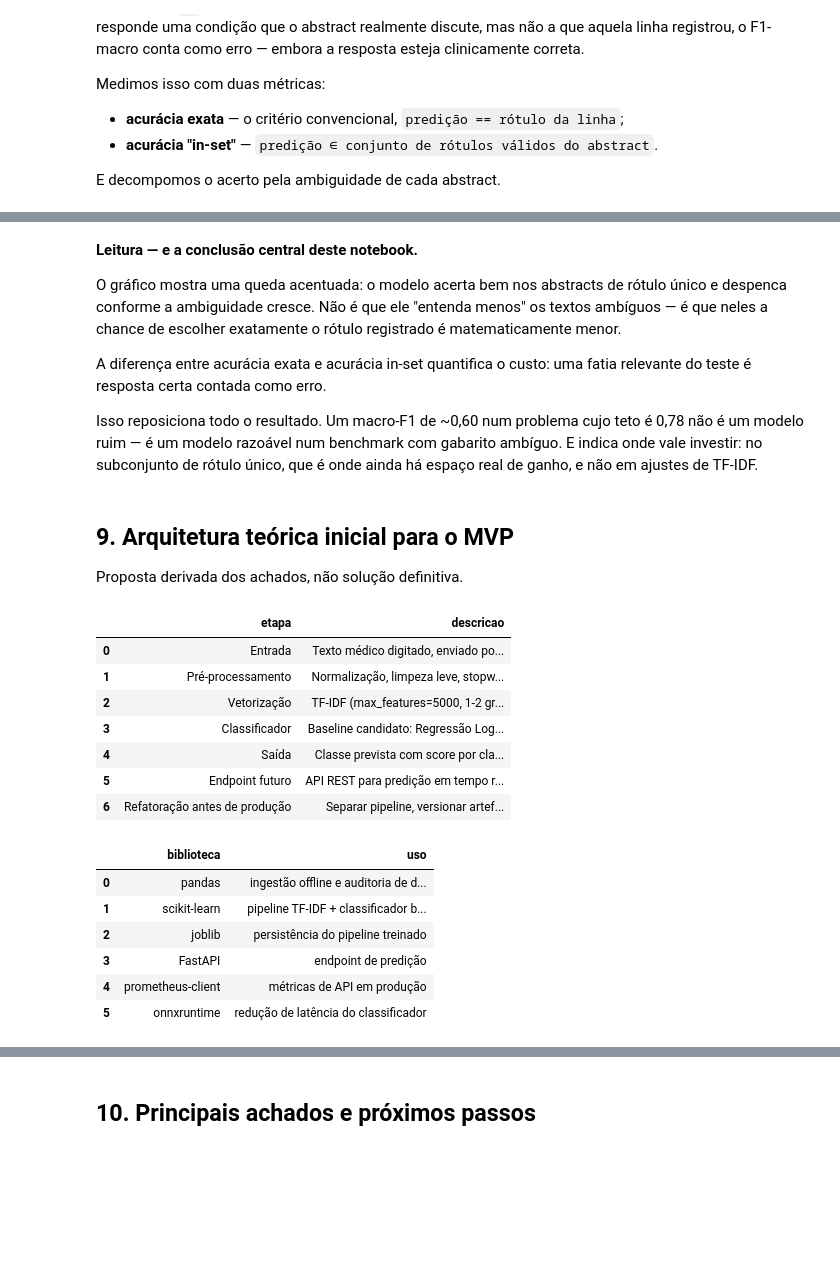
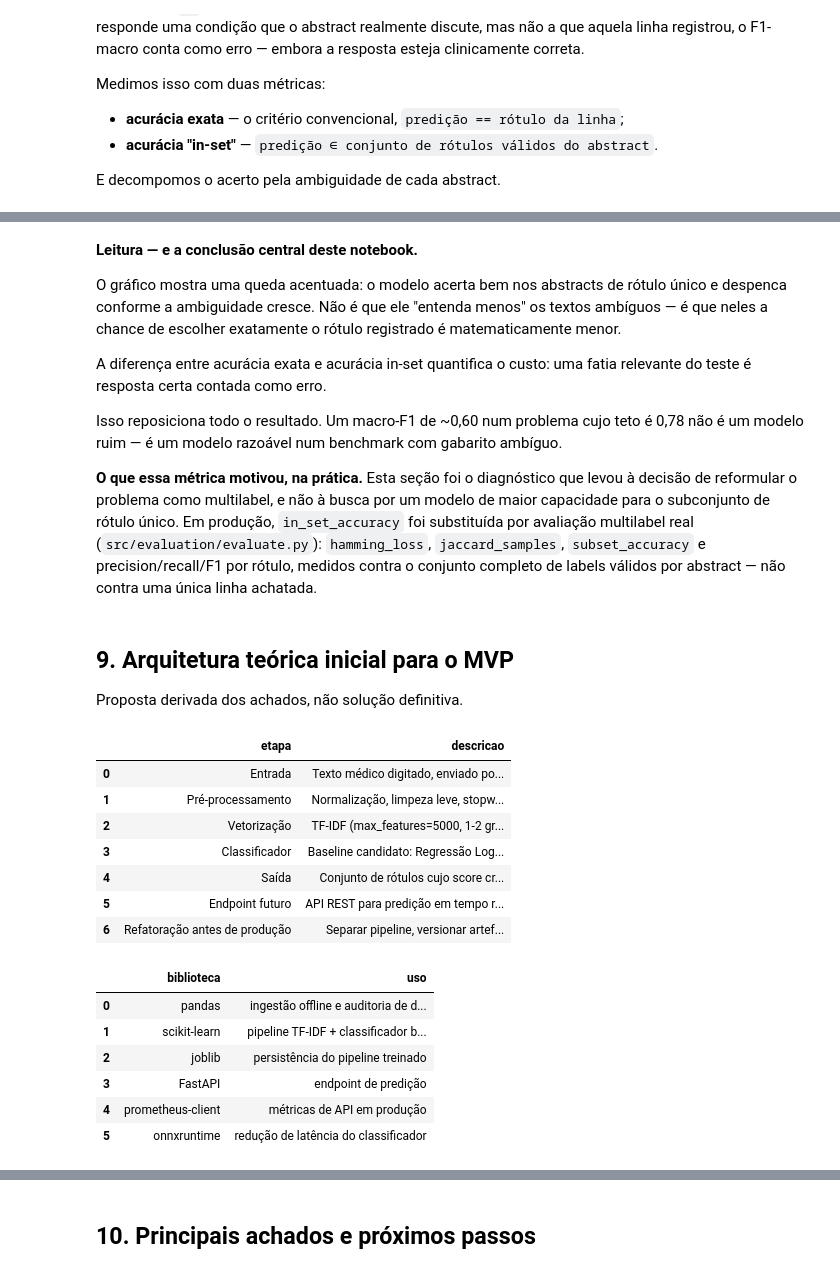
Before and after one commit to devjaynemorais/ml3-f3-tech-challenge, a Jupyter notebook: notebooks/02_baseline_modelagem.ipynb, the cells around one changed output, grey strips where cells are left out. Saved outputs shown, nothing was run; the diff lists cells and outputs as text; code cells hidden in the pictures; blank space fills up the shorter version.

```diff
--- a/notebooks/02_baseline_modelagem.ipynb
+++ b/notebooks/02_baseline_modelagem.ipynb
@@ -642,8 +668,16 @@ fatia relevante do teste é resposta certa contada como erro.
 
 Isso reposiciona todo o resultado. Um macro-F1 de ~0,60 num problema cujo teto
 é 0,78 não é um modelo ruim — é um modelo razoável num benchmark com gabarito
-ambíguo. E indica onde vale investir: no subconjunto de rótulo único, que é
-onde ainda há espaço real de ganho, e não em ajustes de TF-IDF.
+ambíguo.
+
+**O que essa métrica motivou, na prática.** Esta seção foi o diagnóstico que
+levou à decisão de reformular o problema como multilabel, e não à busca por um
+modelo de maior capacidade para o subconjunto de rótulo único. Em produção,
+`in_set_accuracy` foi substituída por avaliação multilabel real
+(`src/evaluation/evaluate.py`): `hamming_loss`, `jaccard_samples`,
+`subset_accuracy` e precision/recall/F1 por rótulo, medidos contra o conjunto
+completo de labels válidos por abstract — não contra uma única linha
+achatada.
 # %% [markdown]
 ## 9. Arquitetura teórica inicial para o MVP
 
@@ -651,35 +685,35 @@ Proposta derivada dos achados, não solução definitiva.
 # %%
 architecture_steps = pd.DataFrame(
     [
         {"etapa": "Entrada", "descricao": "Texto médico digitado, enviado por formulário ou recebido por integração."},
         {"etapa": "Pré-processamento", "descricao": "Normalização, limpeza leve, stopwords e lematização documentada."},
         {"etapa": "Vetorização", "descricao": "TF-IDF (max_features=5000, 1-2 gramas) ajustado somente no treino e persistido com o modelo."},
         {"etapa": "Classificador", "descricao": f"Baseline candidato: {best_model}, sujeito a validação cruzada e comparação futura."},
-        {"etapa": "Saída", "descricao": "Classe prevista com score por classe, permitindo leitura de top-2 quando houver ambiguidade."},
+        {"etapa": "Saída", "descricao": "Conjunto de rótulos cujo score cruza um threshold (ex.: 0.5), cada categoria avaliada de forma independente — não apenas a classe de maior score."},
         {"etapa": "Endpoint futuro", "descricao": "API REST para predição em tempo real, com validação de entrada e monitoramento."},
         {"etapa": "Refatoração antes de produção", "descricao": "Separar pipeline, versionar artefatos, testar, monitorar drift e revisar riscos clínicos."},
     ]
 )
 display(architecture_steps)
 
 production_candidates = pd.DataFrame(
     [
         {"biblioteca": "pandas", "uso": "ingestão offline e auditoria de dados"},
         {"biblioteca": "scikit-learn", "uso": "pipeline TF-IDF + classificador baseline"},
         {"biblioteca": "joblib", "uso": "persistência do pipeline treinado"},
         {"biblioteca": "FastAPI", "uso": "endpoint de predição"},
         {"biblioteca": "prometheus-client", "uso": "métricas de API em produção"},
         {"biblioteca": "onnxruntime", "uso": "redução de latência do classificador"},
     ]
 )
 display(production_candidates)
 # %% [output]
 |  | etapa | descricao |
 | 0 | Entrada | Texto médico digitado, enviado po... |
 | 1 | Pré-processamento | Normalização, limpeza leve, stopw... |
 | 2 | Vetorização | TF-IDF (max_features=5000, 1-2 gr... |
 | 3 | Classificador | Baseline candidato: Regressão Log... |
-| 4 | Saída | Classe prevista com score por cla... |
+| 4 | Saída | Conjunto de rótulos cujo score cr... |
 | 5 | Endpoint futuro | API REST para predição em tempo r... |
 | 6 | Refatoração antes de produção | Separar pipeline, versionar artef... |
 |  | biblioteca | uso |
```
Also changed, not shown: parts of 12 cells of this notebook, 12 other files.
